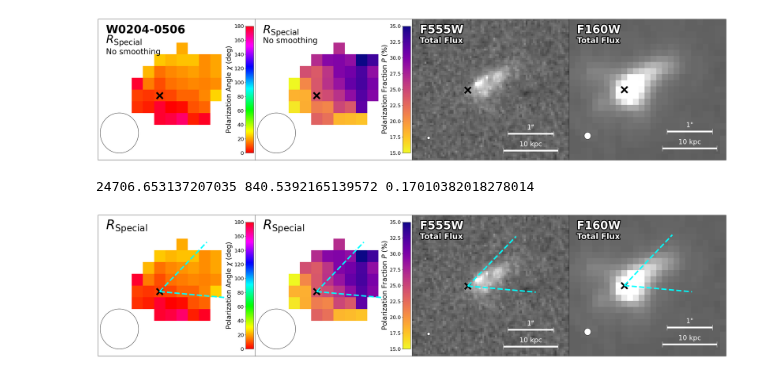
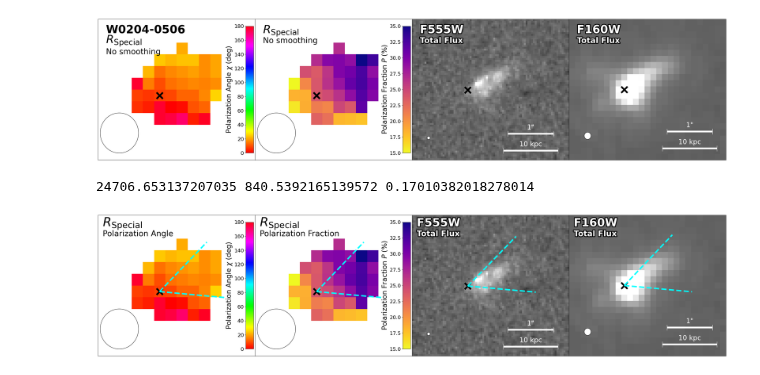
Before and after one commit to rjassef/Impol_BHDs_repo, a Jupyter notebook: plots/W0204-0506/W0204_plot.ipynb, the cells around one changed output. Drawn from its saved outputs; the diff is of its cells as text; code cells hidden in the pictures.

Commit message:
Updated plot.

```diff
--- a/plots/W0204-0506/W0204_plot.ipynb
+++ b/plots/W0204-0506/W0204_plot.ipynb
@@ -260,24 +260,26 @@ for k, bandname in enumerate([r'$R_{\rm Special}$', r'$R_{\rm Special}$', r'F555
     #    x, y = 0.05, 0.83
     #else:
         #x, y = 0.05, 0.9
-    x, y = 0.05, 0.9
+    x, y = 0.03, 0.92
     fontsize=40
     if k<2:
-        fontsize=46
+        fontsize=44
     txt = axs[0,k].text(x, y, bandname, transform=axs[0,k].transAxes, fontsize=fontsize, weight='bold', color=color)
     if k>=2:
         txt.set_path_effects([PathEffects.withStroke(linewidth=6, foreground='black')])
 
 #Add a label to say no smoothing is applied in the R_special bands.
-for k in range(2):
-    x, y = 0.05, 0.83
-    if k==0:
-        x, y = 0.05, 0.75
-    #txt = axs[0,k].text(x, y, 'No smoothing', transform=axs[0,k].transAxes, fontsize=28, color='black')
+# for k in range(2):
+#     x, y = 0.05, 0.83
+#     if k==0:
+#         x, y = 0.05, 0.75
+#     #txt = axs[0,k].text(x, y, 'No smoothing', transform=axs[0,k].transAxes, fontsize=28, color='black')
 
+axs[0,0].text(0.03, 0.85, 'Polarization Angle', transform=axs[0,0].transAxes, fontsize=28, color='black')
+axs[0,1].text(0.03, 0.85, 'Polarization Fraction', transform=axs[0,1].transAxes, fontsize=28, color='black')
 #Add a label to show the HST panels show total flux.
 for k in range(2,4):
-    txt = axs[0,k].text(0.05, 0.83, 'Total Flux', transform=axs[0,k].transAxes, fontsize=28, weight='bold', color='white')
+    txt = axs[0,k].text(0.03, 0.85, 'Total Flux', transform=axs[0,k].transAxes, fontsize=28, weight='bold', color='white')
     txt.set_path_effects([PathEffects.withStroke(linewidth=6, foreground='black')])
 
 #Beam size
@@ -297,31 +299,31 @@ for k, inst in enumerate(['FORS2','FORS2','F555W','F160W']):
 #10kpc bar
 for k, im in enumerate([pangle_co, pfrac_co, f555w_co, f160w_co]):
     if k<2:
         continue
     if k<2:
         color = 'black'
     else:
         color = 'white'
     pixscale = im.wcs.proj_plane_pixel_scales()[0]
     bar_size = (10*u.kpc/cosmo.angular_diameter_distance(2.100))*u.rad
     bar_size_pix = (bar_size / pixscale).to(u.dimensionless_unscaled)
     ny, nx = im.data.shape
     axs[0,k].errorbar([0.75*nx],[0.06*ny],xerr=[bar_size_pix/2.], fmt='none', capsize=10.0,lw=6.0,color=color)
     txt = axs[0,k].text(0.75*nx,0.08*ny,"10 kpc",ha='center',va='bottom', fontsize=24, color=color)
     if k<2:
         txt.set_path_effects([PathEffects.withStroke(linewidth=4, foreground='black')])
 
     ang_bar_size = 1.0*u.arcsec
     ang_bar_size_pix = (ang_bar_size / pixscale).to(u.dimensionless_unscaled)
     axs[0,k].errorbar([0.75*nx],[0.18*ny],xerr=[ang_bar_size_pix/2.], fmt='none', capsize=10.0,lw=6.0,color=color)
     txt = axs[0,k].text(0.75*nx,0.20*ny,"1\"",ha='center',va='bottom', fontsize=24, color=color)
     if k<2:
         txt.set_path_effects([PathEffects.withStroke(linewidth=4, foreground='black')])
 
 #plt.tight_layout()
 plt.show()
 
 fig.savefig("W0204_pol_HST.with_cone.png", dpi=200, bbox_inches='tight')
 # %% [output]
 24706.653137207035 840.5392165139572 0.17010382018278014
-[figure, old version]
+[figure, new version]
```
Also changed, not shown: 1 other file.
